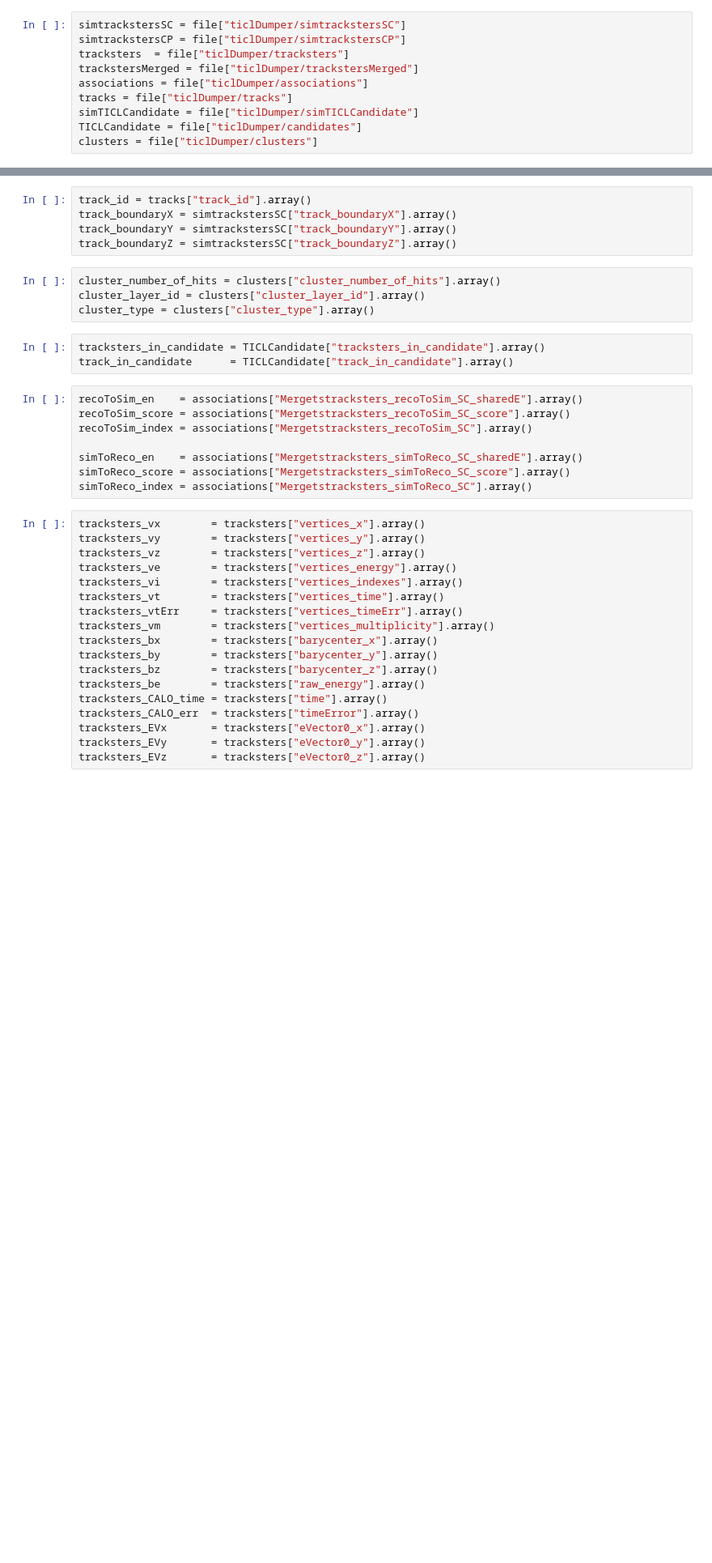
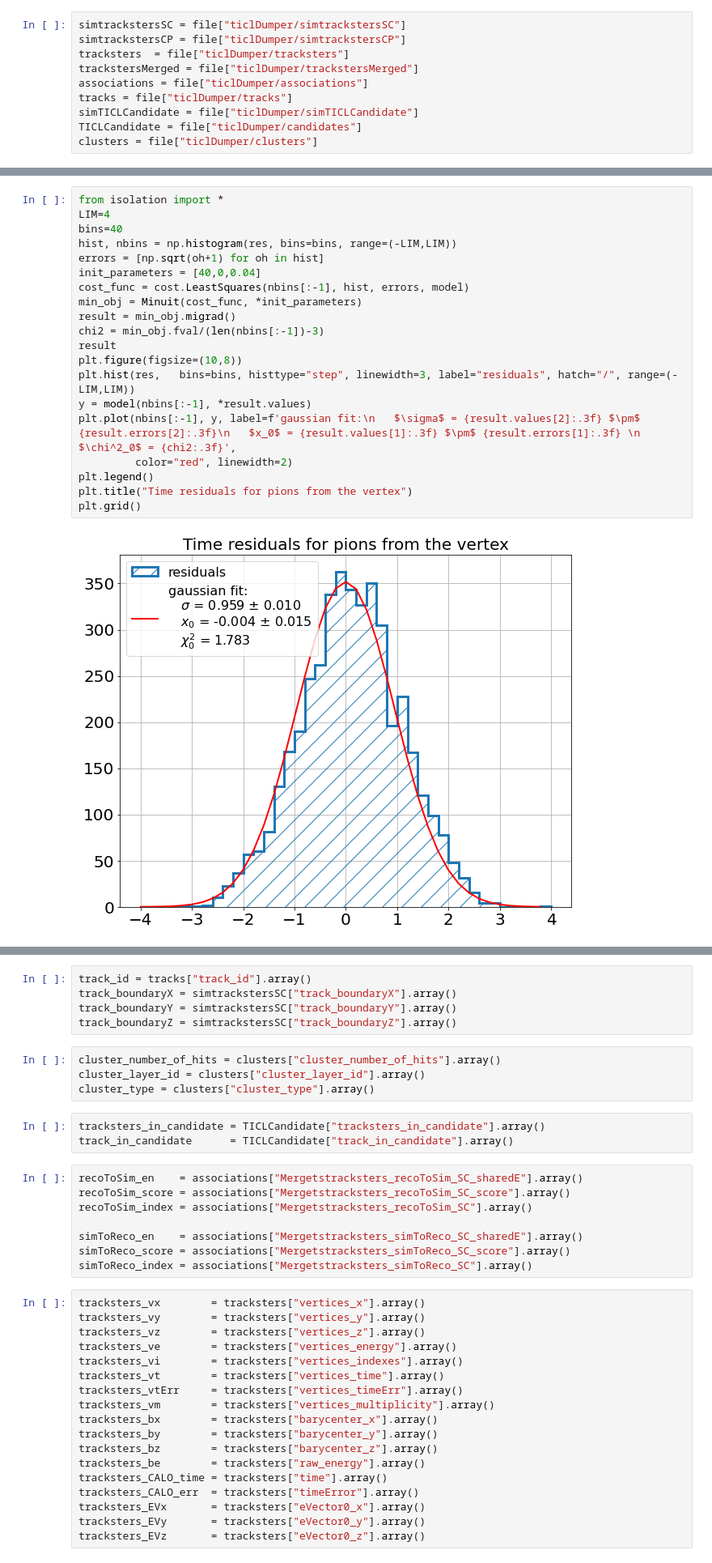
Before and after one commit to AuroraPerego/Timing, a Jupyter notebook: TimingPlot_track_linking.ipynb, the cells around one changed output, grey strips where cells are left out. Shown at 81% size. Cells and saved outputs as stored; diff of their text form; blank space fills up the shorter version.

```diff
--- a/TimingPlot_track_linking.ipynb
+++ b/TimingPlot_track_linking.ipynb
@@ -62,0 +193,22 @@ tracks.keys()
+# %%
+from isolation import *
+LIM=4
+bins=40
+hist, nbins = np.histogram(res, bins=bins, range=(-LIM,LIM))
+errors = [np.sqrt(oh+1) for oh in hist]
+init_parameters = [40,0,0.04]
+cost_func = cost.LeastSquares(nbins[:-1], hist, errors, model)
+min_obj = Minuit(cost_func, *init_parameters)
+result = min_obj.migrad()
+chi2 = min_obj.fval/(len(nbins[:-1])-3)
+result
+plt.figure(figsize=(10,8))
+plt.hist(res,   bins=bins, histtype="step", linewidth=3, label="residuals", hatch="/", range=(-LIM,LIM))
+y = model(nbins[:-1], *result.values)
+plt.plot(nbins[:-1], y, label=f'gaussian fit:\n   $\sigma$ = {result.values[2]:.3f} $\pm$ {result.errors[2]:.3f}\n   $x_0$ = {result.values[1]:.3f} $\pm$ {result.errors[1]:.3f} \n   $\chi^2_0$ = {chi2:.3f}',
+         color="red", linewidth=2)
+plt.legend()
+plt.title("Time residuals for pions from the vertex")
+plt.grid()
+# %% [output]
+[figure, added]
```
Also changed, not shown: parts of 71 cells of this notebook.
